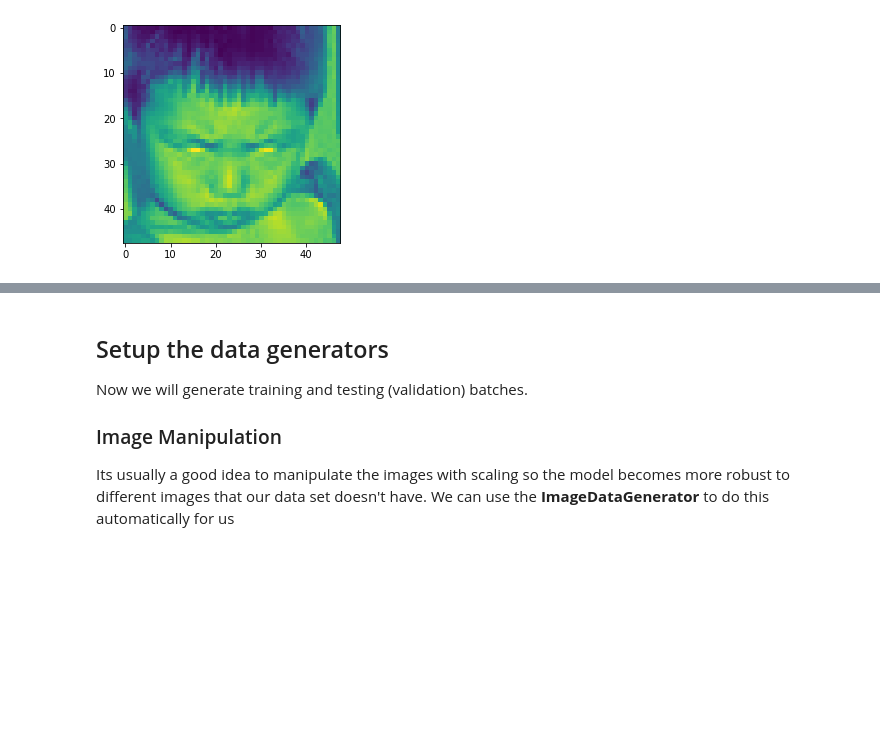
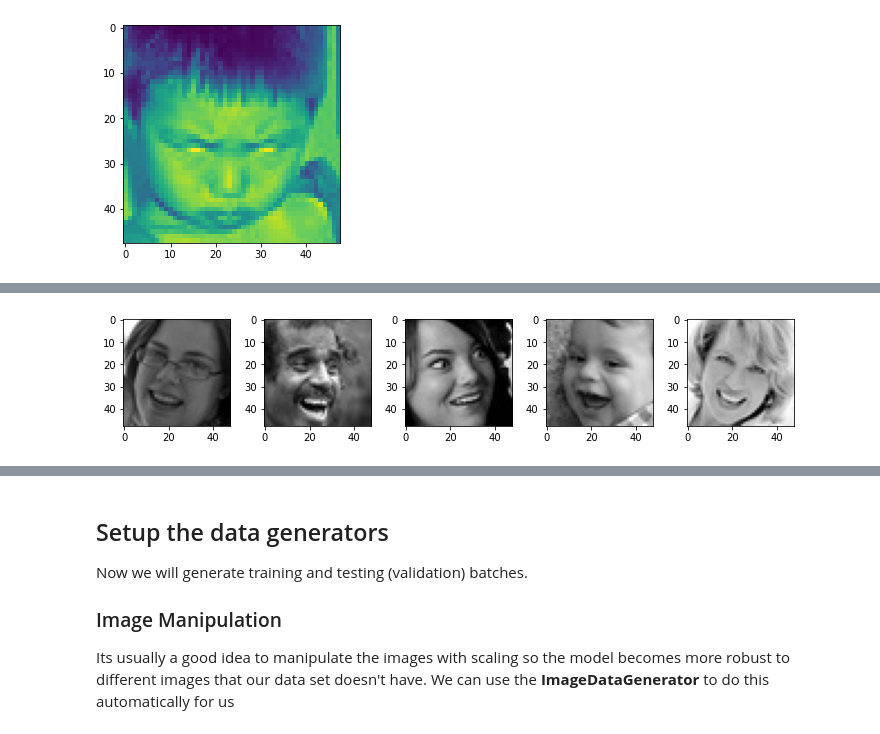
Before and after one commit to rahul-kr-soni/Online-Classroom-Visual-Sentiment-Detection, a Jupyter notebook: Rahul_Kumar_soni_Face Emotion Recognition.ipynb, the cells around one changed output, grey strips where cells are left out. Cells and saved outputs as stored; diff of their text form; code cells hidden in the pictures; blank space fills up the shorter version.

```diff
--- a/Rahul_Kumar_soni_Face Emotion Recognition.ipynb
+++ b/Rahul_Kumar_soni_Face Emotion Recognition.ipynb
@@ -73,0 +114,5 @@ plt.imshow(imread(img))
+# %%
+#sample of happy class
+plot_images(train_path+'/happy')
+# %% [output]
+[figure, added]
```
Also changed, not shown: parts of 19 cells of this notebook.
